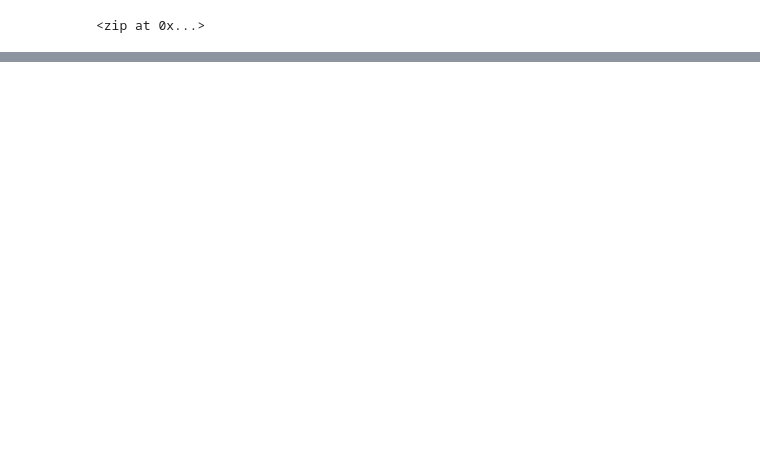
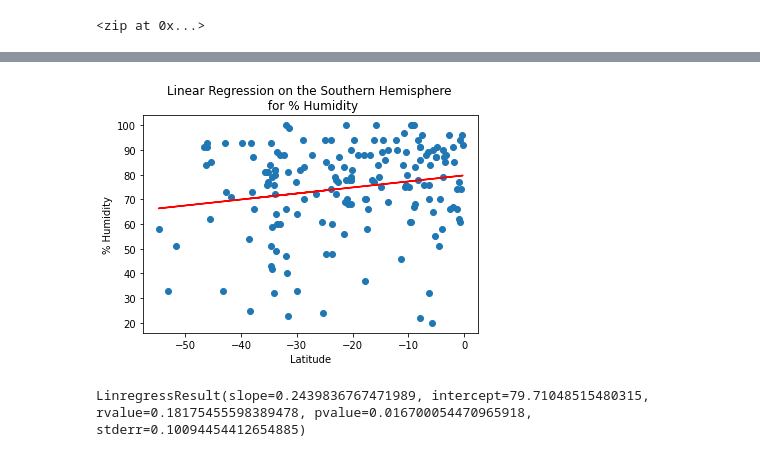
Before and after one commit to flowersmichael/World_Weather_Analysis, a Jupyter notebook: WeatherPy.ipynb, the cells around one changed output, grey strips where cells are left out. Saved outputs shown, nothing was run; the diff lists cells and outputs as text; code cells hidden in the pictures; blank space fills up the shorter version.

```diff
--- a/WeatherPy.ipynb
+++ b/WeatherPy.ipynb
@@ -255,0 +345,13 @@ plt.show()
+# %%
+# Linear regression on the Southern Hemisphere
+x_values = southern_hemi_df["Lat"]
+y_values = southern_hemi_df["Humidity"]
+# Call the function.
+plot_linear_regression(x_values, y_values,
+                       'Linear Regression on the Southern Hemisphere \n for % Humidity', '% Humidity',(-25,15))
+# %% [output]
+[figure, added]
+# %%
+linregress(x_values, y_values)
+# %% [output]
+LinregressResult(slope=0.2439836767471989, intercept=79.71048515480315, rvalue=0.18175455598389478, pvalue=0.016700054470965918, stderr=0.10094454412654885)
```
Also changed, not shown: parts of 27 cells of this notebook, 6 other files.
